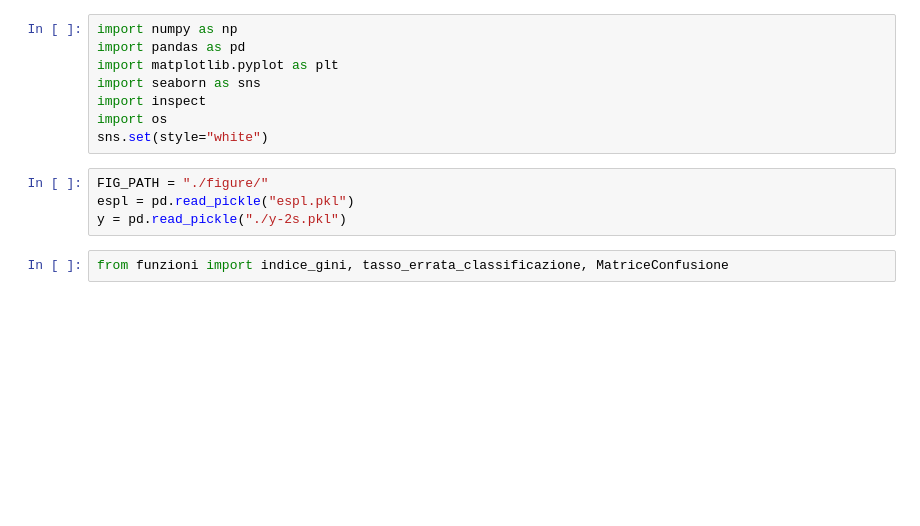
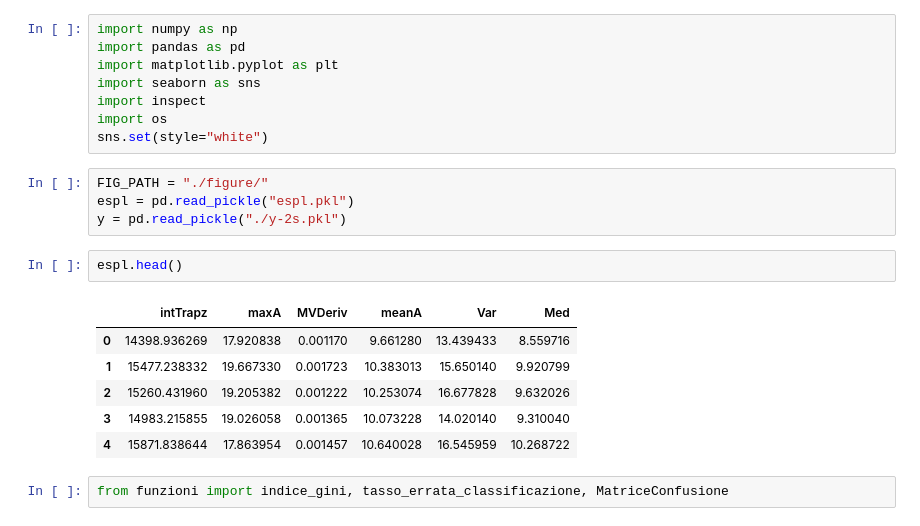
Before and after one commit to DedZago/msbd, a Jupyter notebook: albero2.ipynb, the cells around one changed output. Saved outputs shown, nothing was run; the diff lists cells and outputs as text; blank space fills up the shorter version.

```diff
--- a/albero2.ipynb
+++ b/albero2.ipynb
@@ -13,6 +16,15 @@ sns.set(style="white")
 FIG_PATH = "./figure/"
 espl = pd.read_pickle("espl.pkl")
 y = pd.read_pickle("./y-2s.pkl")
+# %%
+espl.head()
+# %% [output]
+|  | intTrapz | maxA | MVDeriv | meanA | Var | Med |
+| 0 | 14398.936269 | 17.920838 | 0.001170 | 9.661280 | 13.439433 | 8.559716 |
+| 1 | 15477.238332 | 19.667330 | 0.001723 | 10.383013 | 15.650140 | 9.920799 |
+| 2 | 15260.431960 | 19.205382 | 0.001222 | 10.253074 | 16.677828 | 9.632026 |
+| 3 | 14983.215855 | 19.026058 | 0.001365 | 10.073228 | 14.020140 | 9.310040 |
+| 4 | 15871.838644 | 17.863954 | 0.001457 | 10.640028 | 16.545959 | 10.268722 |
 # %%
 from funzioni import indice_gini, tasso_errata_classificazione, MatriceConfusione
 # %%
```
Also changed, not shown: parts of 11 cells of this notebook, 3 other files.
